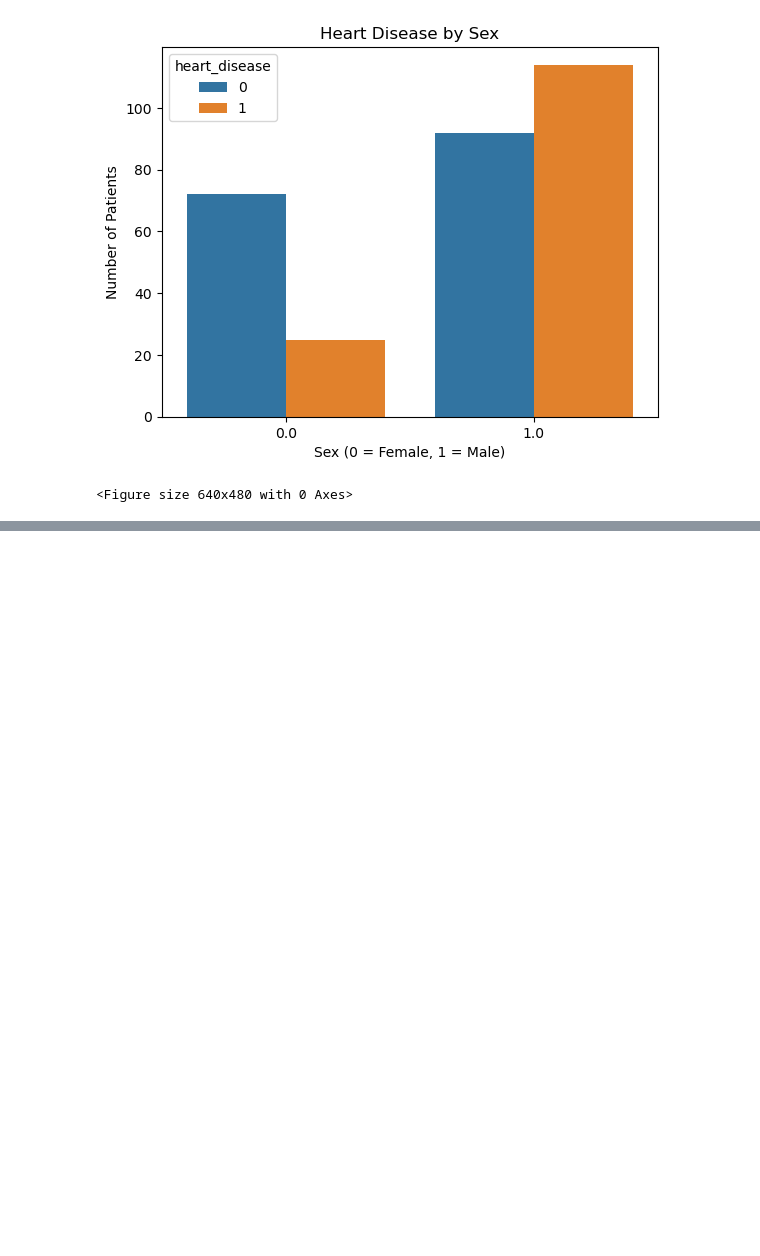
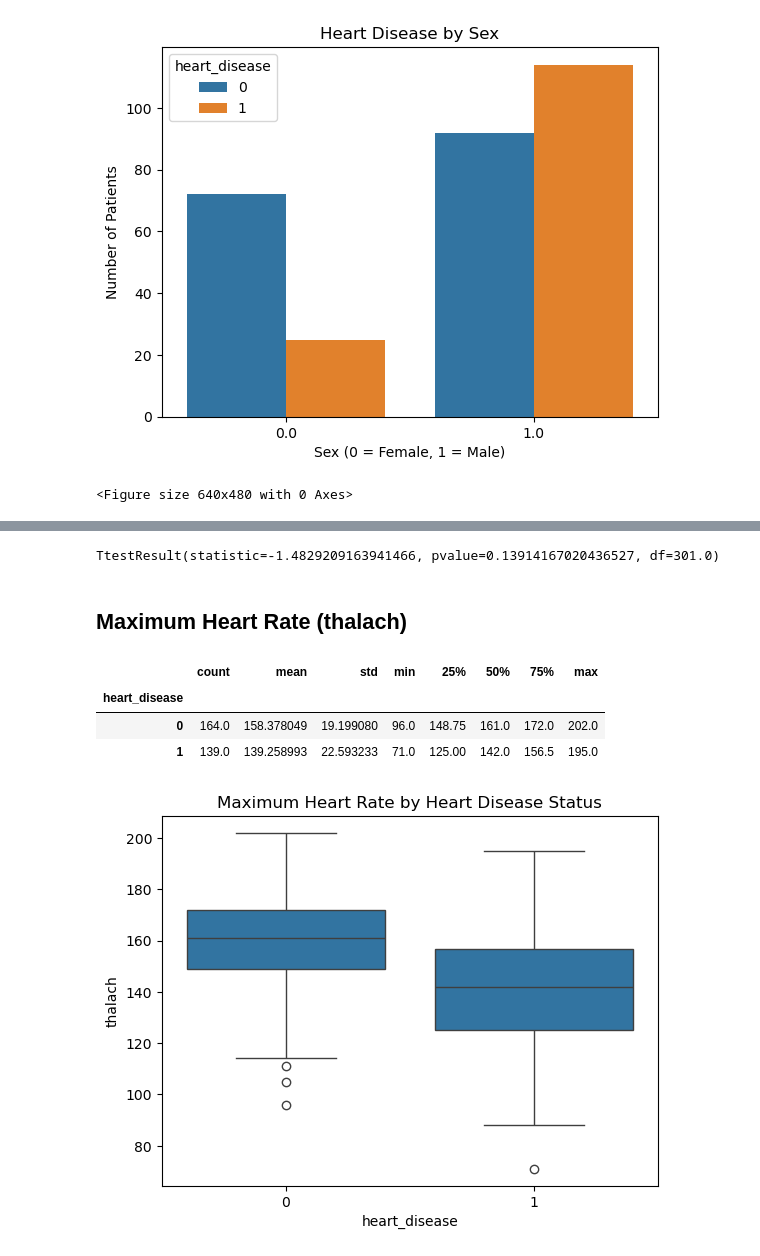
Before and after one commit to eilselx/heart-disease-analysis, a Jupyter notebook: notebooks/heart_disease_analysis.ipynb, the cells around one changed output, grey strips where cells are left out. Saved outputs shown, nothing was run; the diff lists cells and outputs as text; code cells hidden in the pictures; blank space fills up the shorter version.

```diff
--- a/notebooks/heart_disease_analysis.ipynb
+++ b/notebooks/heart_disease_analysis.ipynb
@@ -153,0 +219,29 @@ plt.savefig("../figures/heart_disease_by_sex.png")
+# %%
+from scipy.stats import ttest_ind
+
+healthy = df[df["heart_disease"] == 0]["chol"]
+disease = df[df["heart_disease"] == 1]["chol"]
+
+ttest_ind(healthy, disease)
+# %% [output]
+TtestResult(statistic=-1.4829209163941466, pvalue=0.13914167020436527, df=301.0)
+# %% [markdown]
+## Maximum Heart Rate (thalach)
+# %%
+df.groupby("heart_disease")["thalach"].describe()
+# %% [output]
+|  | count | mean | std | min | 25% | 50% | 75% | max |
+| heart_disease |  |  |  |  |  |  |  |  |
+| 0 | 164.0 | 158.378049 | 19.199080 | 96.0 | 148.75 | 161.0 | 172.0 | 202.0 |
+| 1 | 139.0 | 139.258993 | 22.593233 | 71.0 | 125.00 | 142.0 | 156.5 | 195.0 |
+# %%
+sns.boxplot(
+    x="heart_disease",
+    y="thalach",
+    data=df
+)
+
+plt.title("Maximum Heart Rate by Heart Disease Status")
+plt.show()
+# %% [output]
+[figure, added]
```
Also changed, not shown: parts of 11 cells of this notebook, 4 other files.
